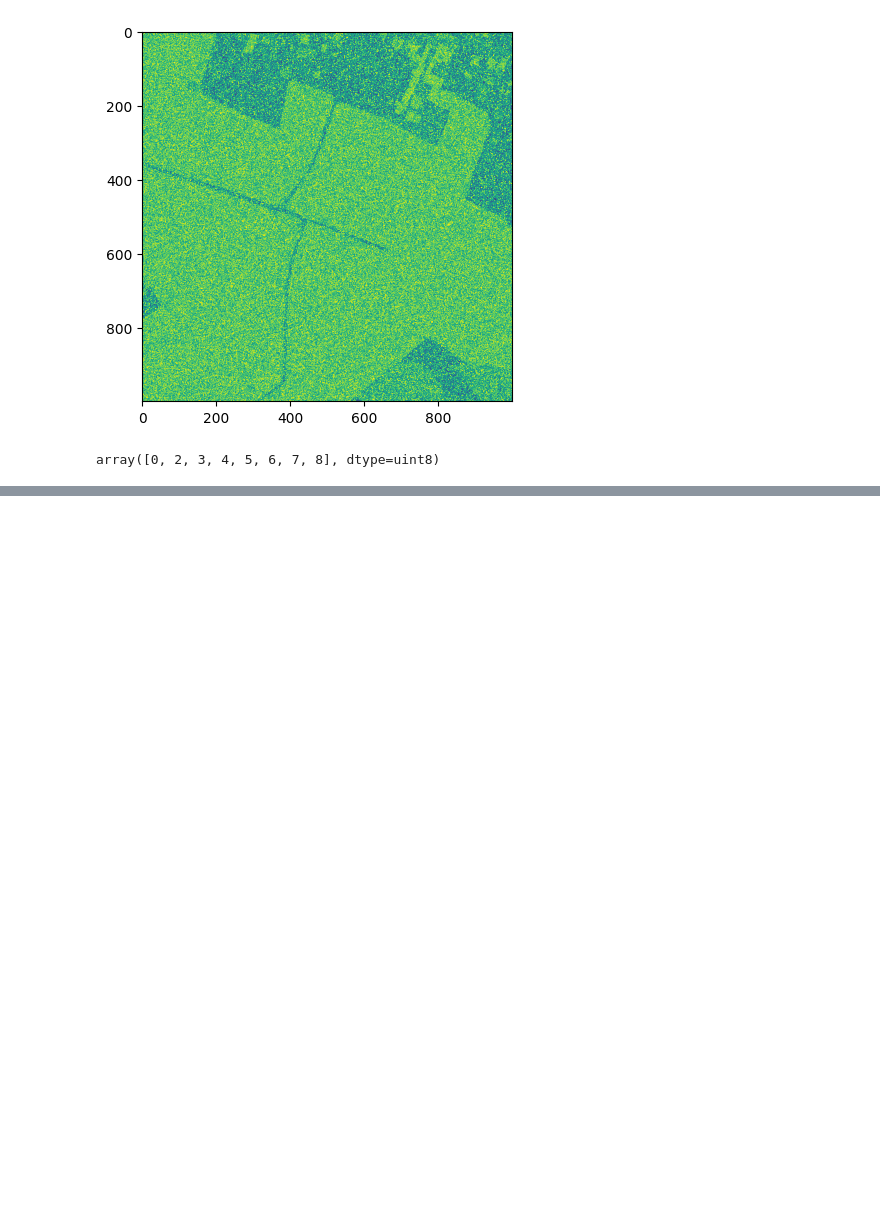
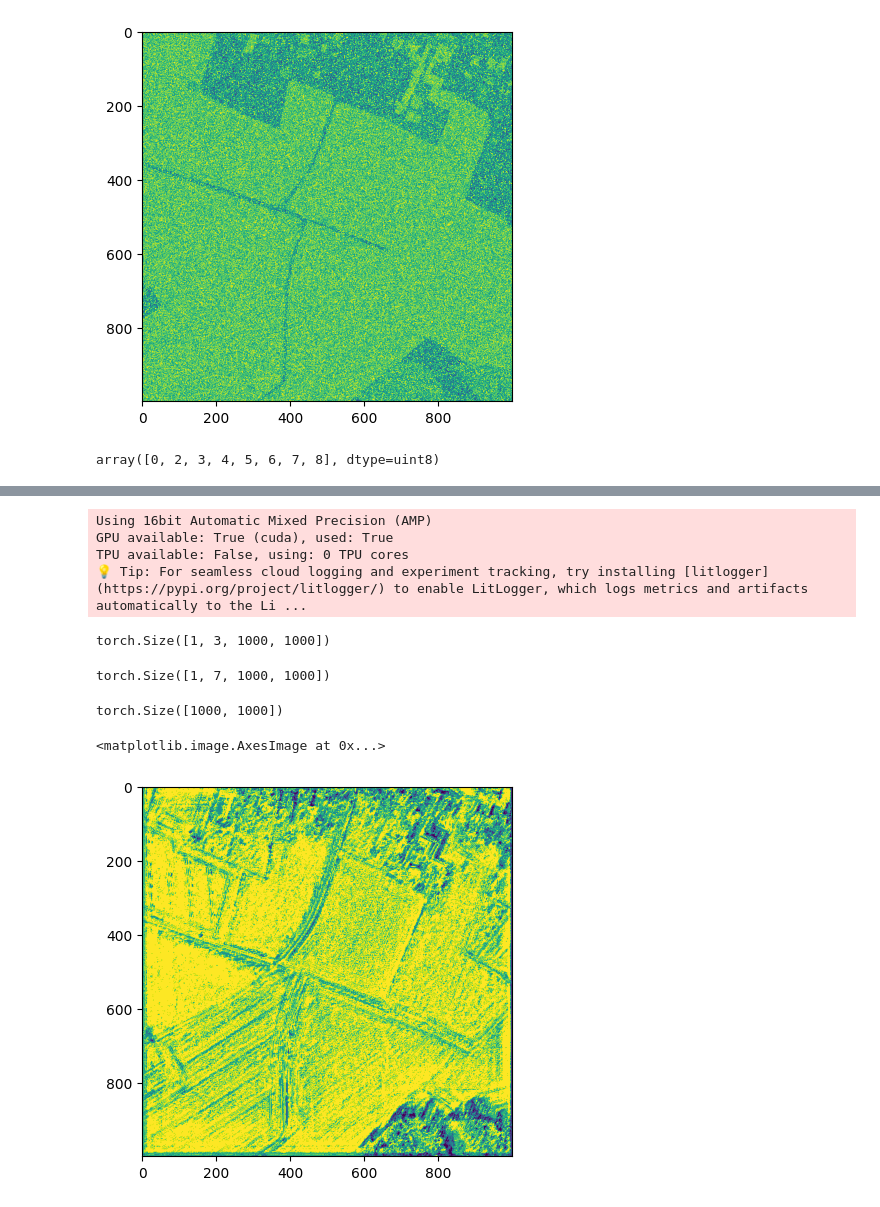
Before and after one commit to ESLAMYASSER-1/SparseSeg-PCE-Point-Supervised-Remote-Sensing-Segmentation-with-Partial-Cross-Entropy, a Jupyter notebook: src/notebooks/main.ipynb, the cells around one changed output, grey strips where cells are left out. Drawn from its saved outputs; the diff is of its cells as text; code cells hidden in the pictures; blank space fills up the shorter version.

Commit message:
pred with model

```diff
--- a/src/notebooks/main.ipynb
+++ b/src/notebooks/main.ipynb
@@ -149,0 +230,6 @@ array([0, 2, 3, 4, 5, 6, 7, 8], dtype=uint8)
+# %%
+model = UNetLightning(
+    in_channels=3,
+    num_classes=7,
+    learning_rate=1e-3
+)
@@ -149,0 +239,35 @@ array([0, 2, 3, 4, 5, 6, 7, 8], dtype=uint8)
+# %%
+trainer = L.Trainer(
+    max_epochs=20,
+    accelerator="auto",
+    devices="auto",
+    precision="16-mixed"
+)
+# %% [output]
+Using 16bit Automatic Mixed Precision (AMP)
+GPU available: True (cuda), used: True
+TPU available: False, using: 0 TPU cores
+💡 Tip: For seamless cloud logging and experiment tracking, try installing [litlogger](https://pypi.org/project/litlogger/) to enable LitLogger, which logs metrics and artifacts automatically to the Li ...
+# %%
+img = Image.open(imageDir)
+img = torch.tensor(np.array(img)).permute(2,0,1).float()
+img = img.unsqueeze(0).to("cuda")
+print(img.shape)
+model = model.to("cuda")
+pred = model(img)
+# %% [output]
+torch.Size([1, 3, 1000, 1000])
+# %%
+pred.shape
+# %% [output]
+torch.Size([1, 7, 1000, 1000])
+# %%
+npred = pred.detach().cpu().squeeze().permute(1,2,0).argmax(dim=2)
+print(npred.shape)
+# %% [output]
+torch.Size([1000, 1000])
+# %%
+plt.imshow(npred.numpy())
+# %% [output]
+<matplotlib.image.AxesImage at 0x...>
+[figure, added]
```
Also changed, not shown: parts of 2 cells of this notebook, 8 other files.
